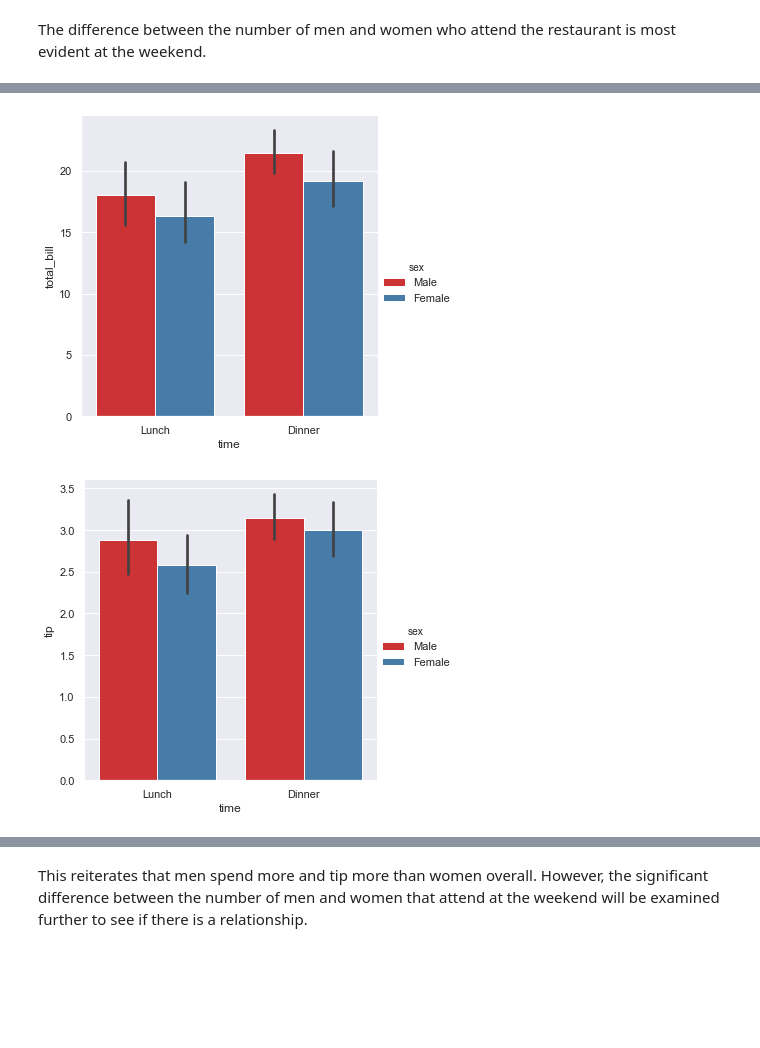
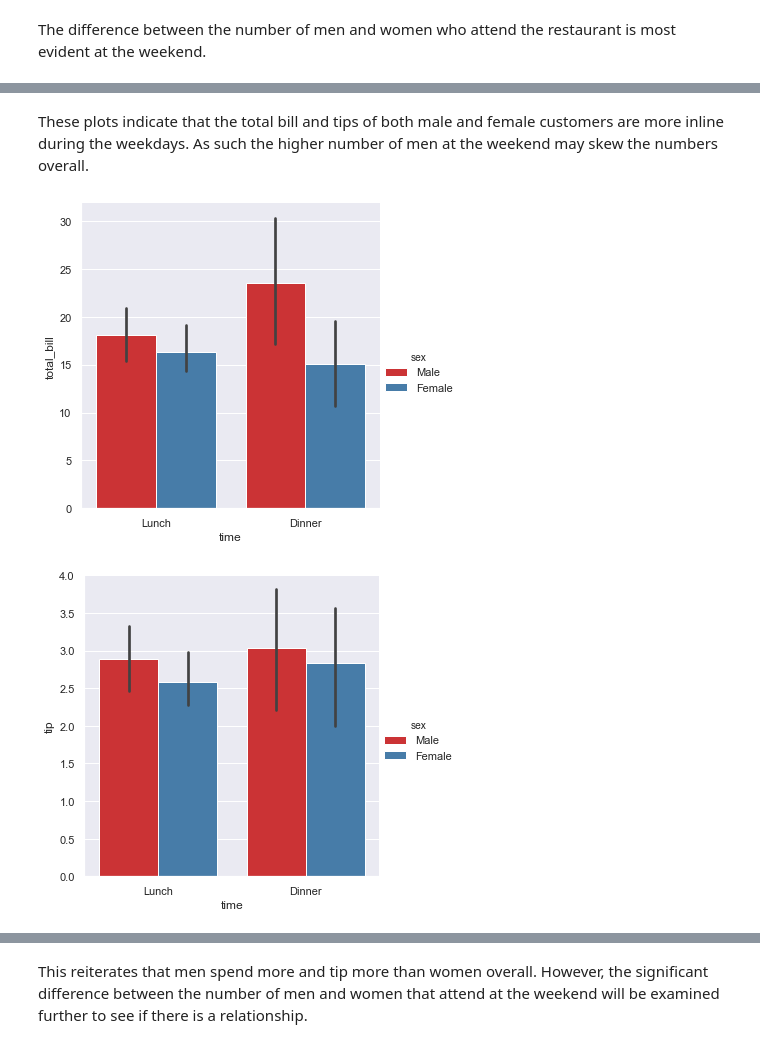
Before and after one commit to ANihill/Fundamentals-Assessment, a Jupyter notebook: Fundamentals of Data Analytics - Assessment.ipynb, the cells around one changed output, grey strips where cells are left out. Saved outputs shown, nothing was run; the diff lists cells and outputs as text; code cells hidden in the pictures; blank space fills up the shorter version.

Commit message:
Work on relationship between lunch/dinner and tip

```diff
--- a/Fundamentals of Data Analytics - Assessment.ipynb
+++ b/Fundamentals of Data Analytics - Assessment.ipynb
@@ -232,9 +253,8 @@ From this bar plot it is evident that the restaurant does not serve lunch on the
+# %% [markdown]
+These plots indicate that the total bill and tips of both male and female customers are more inline during the weekdays. As such the higher number of men at the weekend may skew the numbers overall.
 # %%
-# bar chart of total bill differentiating between lunch/dinner, and male/female
-sns.catplot(x="time", y="total_bill", hue="sex", kind="bar", data=df, palette="Set1");
-
-# bar chart of tip differentiating between lunch/dinner, and male/female
-sns.catplot(x="time", y="tip", hue="sex", kind="bar", data=df, palette="Set1");
+sns.catplot(x="time", y="total_bill", hue="sex", kind="bar", data=weekday, palette="Set1");
+sns.catplot(x="time", y="tip", hue="sex", kind="bar", data=weekday, palette="Set1");
 # %% [output]
-[figure, old version]
+[figure, new version]
-[figure, old version]
+[figure, new version]
```
Also changed, not shown: parts of 14 cells of this notebook.
